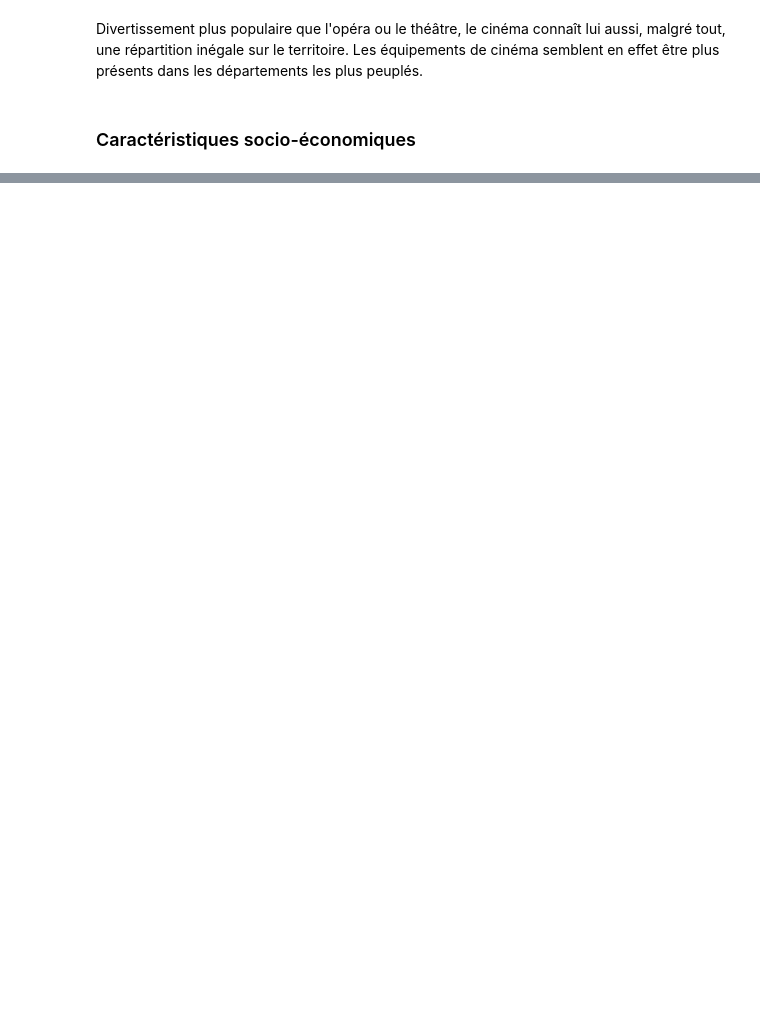
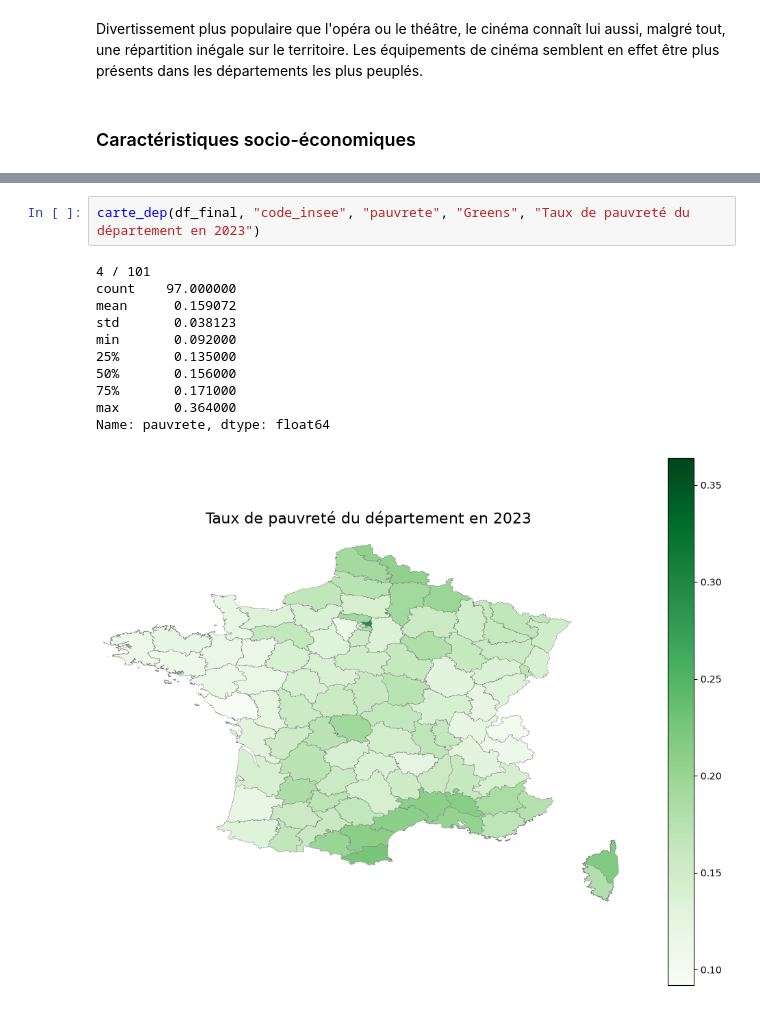
Before and after one commit to heloise1414/Evaluation-Politiques-Publiques-Culturelles, a Jupyter notebook: stats_desc.ipynb, the cells around one changed output, grey strips where cells are left out. Saved outputs shown, nothing was run; the diff lists cells and outputs as text; blank space fills up the shorter version.

```diff
--- a/stats_desc.ipynb
+++ b/stats_desc.ipynb
@@ -265,0 +294,14 @@ Nous allons maintenant nous intéresser aux caractéristiques sociaux-économiqu
+# %%
+carte_dep(df_final, "code_insee", "pauvrete", "Greens", "Taux de pauvreté du département en 2023")
+# %% [output]
+4 / 101
+count    97.000000
+mean      0.159072
+std       0.038123
+min       0.092000
+25%       0.135000
+50%       0.156000
+75%       0.171000
+max       0.364000
+Name: pauvrete, dtype: float64
+[figure, added]
```
Also changed, not shown: parts of 9 cells of this notebook, 1 other file.
